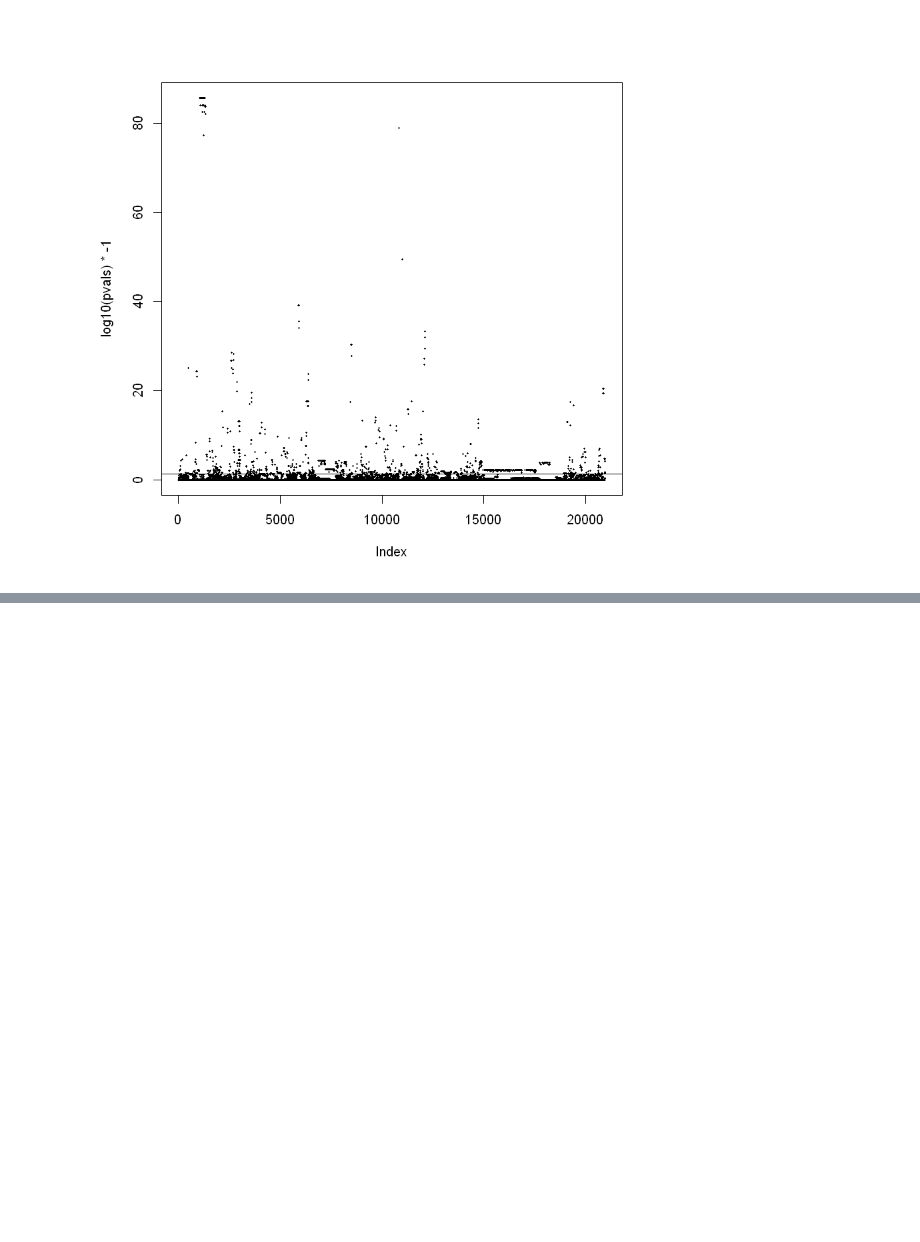
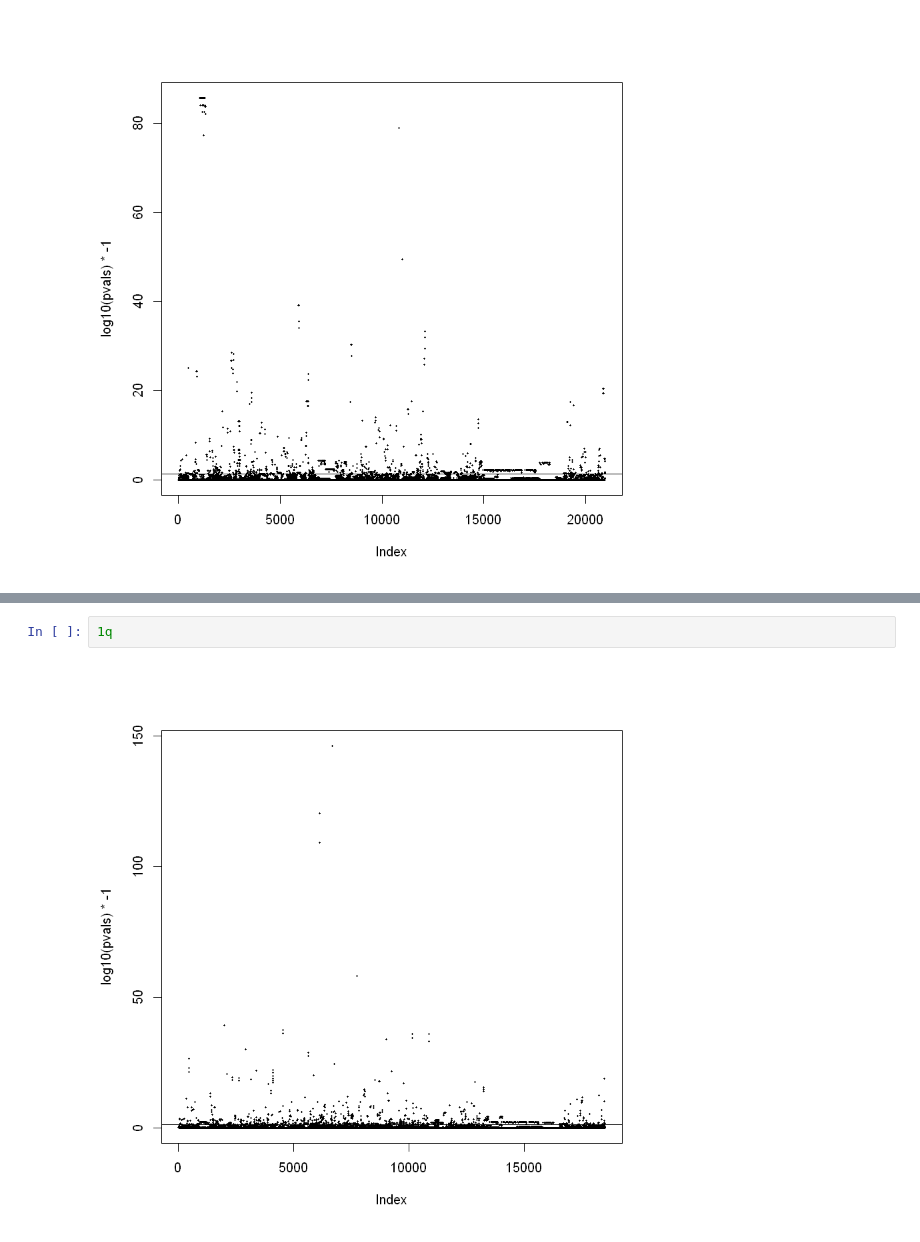
Before and after one commit to belgravia/jupyter-notebooks, a Jupyter notebook: SF3B1 CLL Alternative Splicing.ipynb, the cells around one changed output, grey strips where cells are left out. Drawn from its saved outputs; the diff is of its cells as text; blank space fills up the shorter version.

```diff
--- a/SF3B1 CLL Alternative Splicing.ipynb
+++ b/SF3B1 CLL Alternative Splicing.ipynb
@@ -181,0 +250,4 @@ abline(h=log10(0.05)*-1)
+# %%
+1q
+# %% [output]
+[figure, added]
```
Also changed, not shown: parts of 2 cells of this notebook.
